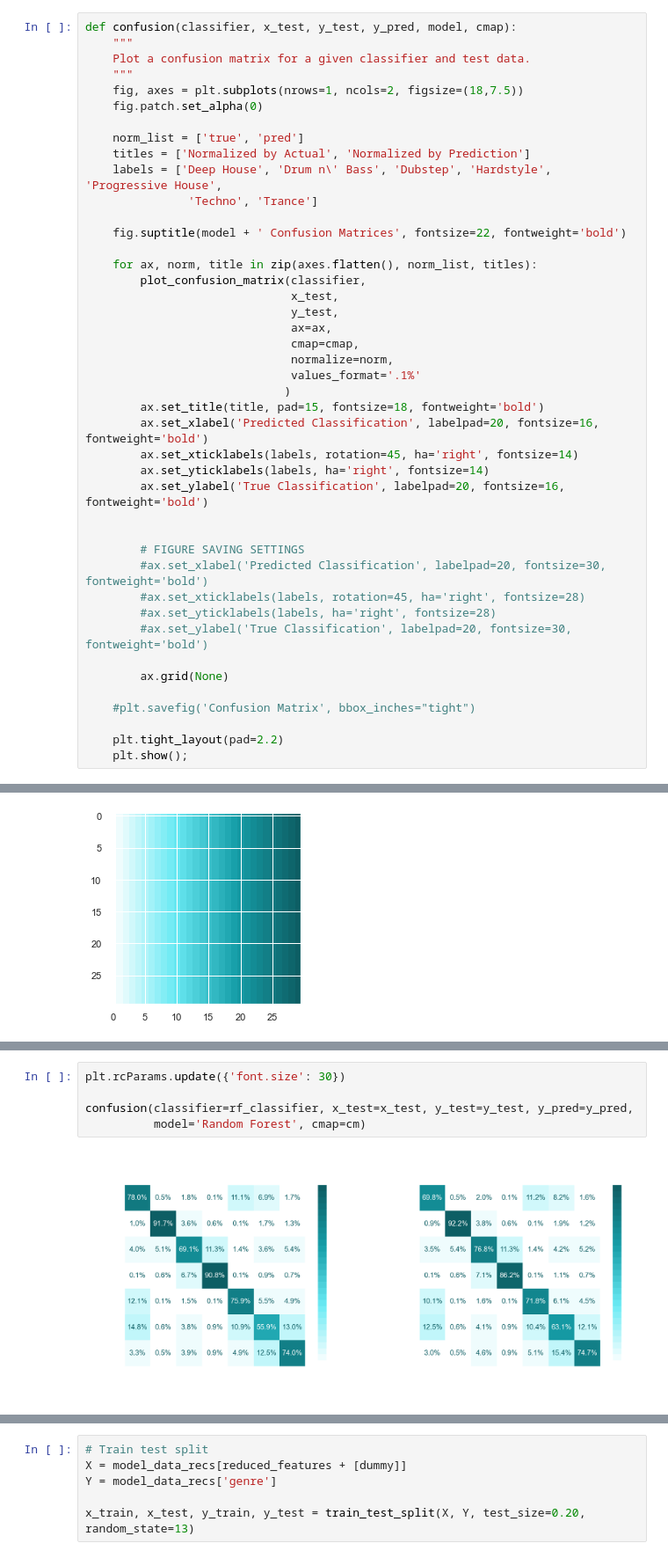
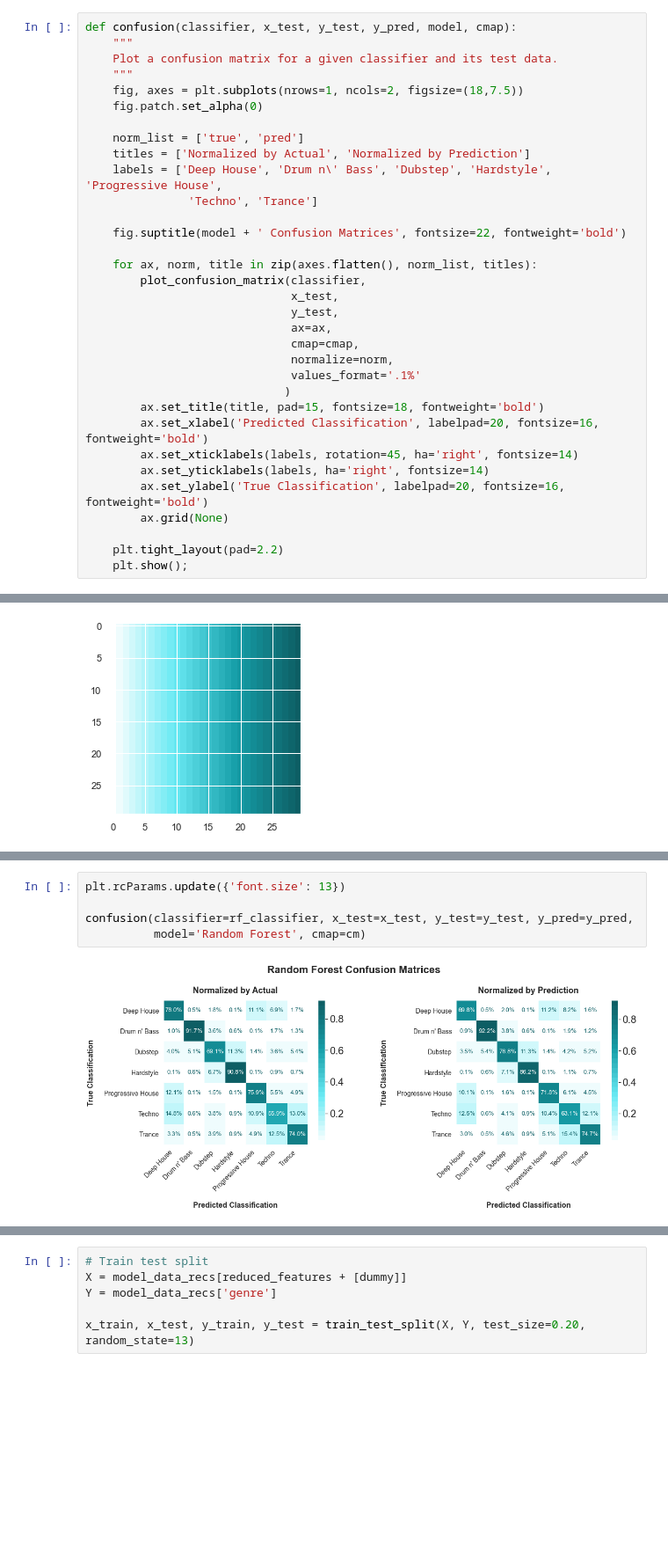
Before and after one commit to drwismer/metis_classification_module, a Jupyter notebook: EDM Classification - Modeling.ipynb, the cells around one changed output, grey strips where cells are left out. Shown at 88% size. Cells and saved outputs as stored; diff of their text form; blank space fills up the shorter version.

```diff
--- a/EDM Classification - Modeling.ipynb
+++ b/EDM Classification - Modeling.ipynb
@@ -1546,7 +1548,7 @@ Polynomial 3rd - Test Score:  0.7700
 # %%
 def confusion(classifier, x_test, y_test, y_pred, model, cmap):
     """
-    Plot a confusion matrix for a given classifier and test data.
+    Plot a confusion matrix for a given classifier and its test data.
     """
     fig, axes = plt.subplots(nrows=1, ncols=2, figsize=(18,7.5))
     fig.patch.set_alpha(0)
@@ -1572,17 +1574,7 @@ def confusion(classifier, x_test, y_test, y_pred, model, cmap):
         ax.set_xticklabels(labels, rotation=45, ha='right', fontsize=14)
         ax.set_yticklabels(labels, ha='right', fontsize=14)
         ax.set_ylabel('True Classification', labelpad=20, fontsize=16, fontweight='bold')
-
-
-        # FIGURE SAVING SETTINGS
-        #ax.set_xlabel('Predicted Classification', labelpad=20, fontsize=30, fontweight='bold')
-        #ax.set_xticklabels(labels, rotation=45, ha='right', fontsize=28)
-        #ax.set_yticklabels(labels, ha='right', fontsize=28)
-        #ax.set_ylabel('True Classification', labelpad=20, fontsize=30, fontweight='bold')
-
         ax.grid(None)
-
-    #plt.savefig('Confusion Matrix', bbox_inches="tight")
 
     plt.tight_layout(pad=2.2)
     plt.show();
@@ -1638,8 +1619,8 @@ sns.set(font_scale=2.0)
 # %%
-plt.rcParams.update({'font.size': 30})
+plt.rcParams.update({'font.size': 13})
 
 confusion(classifier=rf_classifier, x_test=x_test, y_test=y_test, y_pred=y_pred,
           model='Random Forest', cmap=cm)
 # %% [output]
-[figure, old version]
+[figure, new version]
 # %%
```
Also changed, not shown: parts of 20 cells of this notebook.
